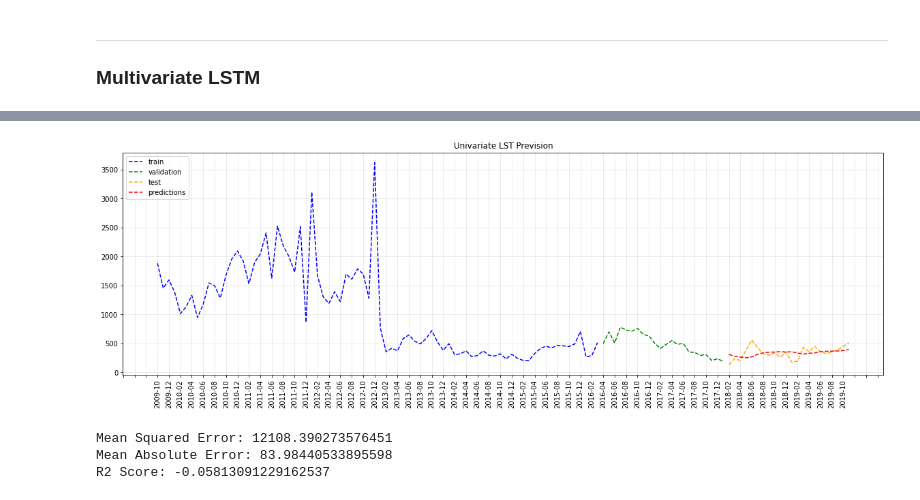
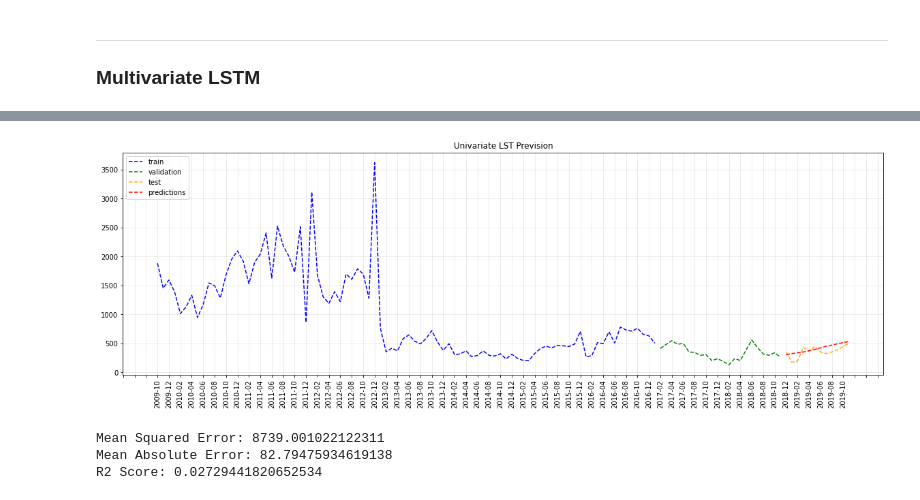
Before and after one commit to gdutramartins/forecast-desembolso, a Jupyter notebook: rnn-multivariate-pred.ipynb, the cells around one changed output, grey strips where cells are left out. Cells and saved outputs as stored; diff of their text form; code cells hidden in the pictures.

Commit message:
Univariate Fim dos Testes

```diff
--- a/rnn-multivariate-pred.ipynb
+++ b/rnn-multivariate-pred.ipynb
@@ -109,5 +113,6 @@ df_oec_mpme["ano_mes"] = pd.DatetimeIndex(df_oec_mpme.data_base).strftime('%Y-%m
 df_oec_mpme_multivariate = df_oec_mpme[['ano','mes', 'ano_mes', 'desembolso', 'vendas', 'aprovacao', 'ind_atv_econ', 'dif_custo_bndes_mercado']]
 
 desembolso_multivariate = df_oec_mpme_multivariate[['desembolso', 'vendas', 'aprovacao', 'ind_atv_econ', 'dif_custo_bndes_mercado']].to_numpy()
-#desembolso_time = df_oec_mpme_desembolso[["ano_mes"]].to_numpy().squeeze()
+
+desembolso_time = df_oec_mpme_multivariate[["ano_mes"]].to_numpy().squeeze()
 # %%
@@ -252,11 +225,9 @@ plt.show()
 # %%
 model_multivariate = tf.keras.models.load_model(model_multivariate_path)
 # %%
-#X_test_rs = X_test.reshape(X_test.shape[0], WINDOW_SIZE, 1)
-
 y_predict = model_multivariate.predict(X_test)
-y_predict = scaler.inverse_transform(y_predict)
-
-y_predict_univariate_lstm = y_predict.squeeze()
-y_true_univariate_lstm = y_test
+y_predict = scaler_label.inverse_transform(y_predict).squeeze()
+y_true = scaler_label.inverse_transform(y_test.reshape(-1,1)).squeeze()
+y_train_graph = scaler_label.inverse_transform(y_train.reshape(-1,1)).squeeze()
+y_valid_graph = scaler_label.inverse_transform(y_valid.reshape(-1,1)).squeeze()
 # %% [output]
@@ -279,36 +240,28 @@ array([[0.06388573],
 # %%
-y_train_rs = y_train.reshape(-1,1)
-y_train_rs = scaler.inverse_transform(y_train_rs)
-y_train_rs = y_train_rs.squeeze()
-
-y_valid_rs = y_valid.reshape(-1,1)
-y_valid_rs = scaler.inverse_transform(y_valid_rs)
-y_valid_rs = y_valid_rs.squeeze()
-
-len_train = len(y_train_rs)
-len_with_valid = len(y_train_rs) + len(y_valid_rs)
+len_train = len(y_train)
+len_with_valid = len(y_train) + len(y_valid)
 len_with_test = len(y_train) + len(y_valid) + len(y_test)
 
 plt.figure(figsize=(20,6))
 plt.xticks(rotation='vertical')
 plt.gca().xaxis.set_major_locator(plt.MultipleLocator(2))
-plt.plot(desembolso_time[:len_train], y_train_rs, 'b--', label="train")
-plt.plot(desembolso_time[len_train:len_with_valid], y_valid_rs, color='green', linestyle="--", label="validation")
-plt.plot(desembolso_time[len_with_valid:len_with_test], y_true_univariate_lstm, color='orange', linestyle='--', label="test")
-plt.plot(desembolso_time[len_with_valid:len_with_test], y_predict_univariate_lstm, 'r--', label="predictions")
+plt.plot(desembolso_time[:len_train], y_train_graph, 'b--', label="train")
+plt.plot(desembolso_time[len_train:len_with_valid], y_valid_graph, color='green', linestyle="--", label="validation")
+plt.plot(desembolso_time[len_with_valid:len_with_test], y_true, color='orange', linestyle='--', label="test")
+plt.plot(desembolso_time[len_with_valid:len_with_test], y_predict, 'r--', label="predictions")
 plt.legend(loc='upper left')
 plt.title(f"Univariate LST Prevision")
 plt.grid(alpha=0.3);
 # %% [output]
-[figure, old version]
+[figure, new version]
 # %%
-univariate_lstm_mse = mean_squared_error(y_true, y_predict_univariate_lstm, squared=True)
-univariate_lstm_mae = mean_absolute_error(y_true, y_predict_univariate_lstm)
-univariate_lstm_r2 = r2_score(y_true, y_predict_univariate_lstm)
-print(f'Mean Squared Error: {univariate_lstm_mse} ')
-print(f'Mean Absolute Error: {univariate_lstm_mae}')
-print(f'R2 Score: {univariate_lstm_r2}')
+multivariate_lstm_mse = mean_squared_error(y_true, y_predict, squared=True)
+multivariate_lstm_mae = mean_absolute_error(y_true, y_predict)
+multivariate_lstm_r2 = r2_score(y_true, y_predict)
+print(f'Mean Squared Error: {multivariate_lstm_mse} ')
+print(f'Mean Absolute Error: {multivariate_lstm_mae}')
+print(f'R2 Score: {multivariate_lstm_r2}')
 # %% [output]
-Mean Squared Error: 12108.390273576451
-Mean Absolute Error: 83.98440533895598
-R2 Score: -0.05813091229162537
+Mean Squared Error: 8739.001022122311
+Mean Absolute Error: 82.79475934619138
+R2 Score: 0.02729441820652534
```
Also changed, not shown: parts of 10 cells of this notebook, 2 other files.
